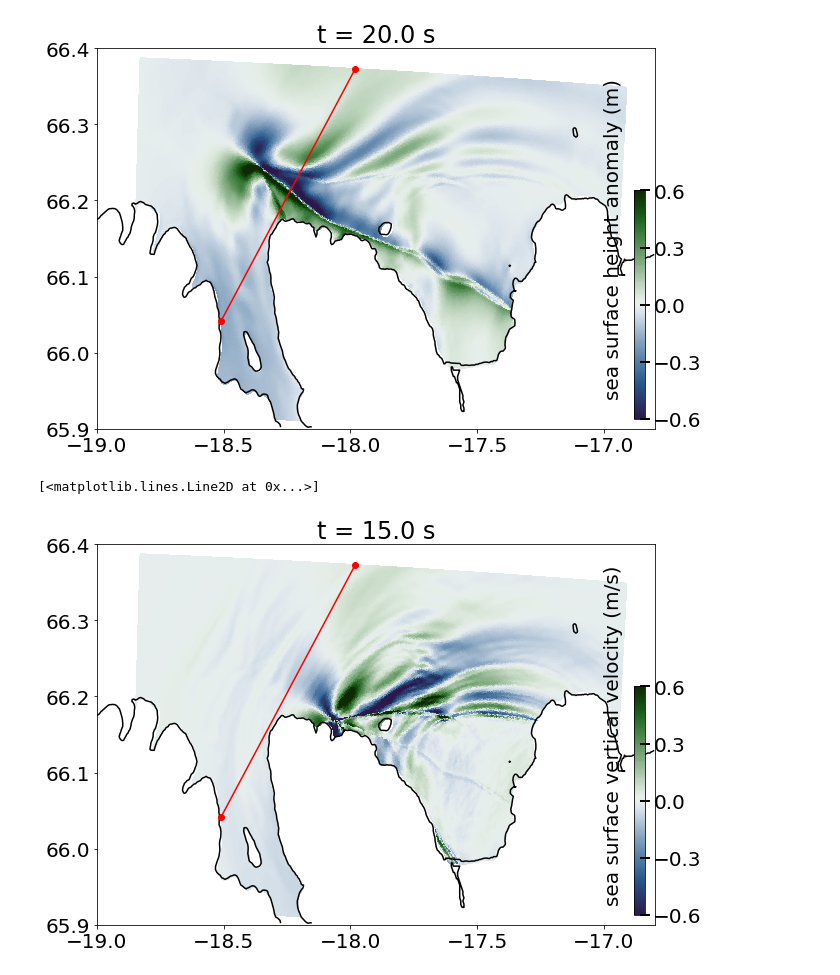
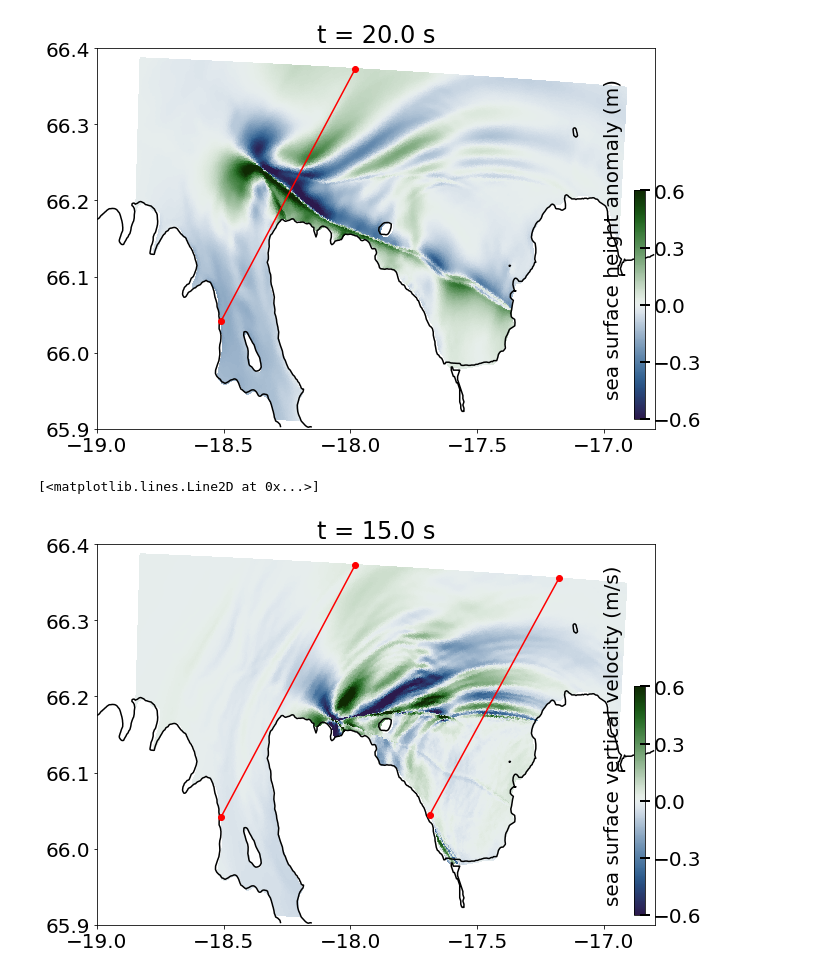
Before and after one commit to fabian-kutschera/Scripts4Processing, a Jupyter notebook: post_plotting/cross-section_from_seissolxdmf.ipynb, the cells around one changed output. Drawn from its saved outputs; the diff is of its cells as text; code cells hidden in the pictures.

Commit message:
correct distance and add 2nd receiver line

```diff
--- a/post_plotting/cross-section_from_seissolxdmf.ipynb
+++ b/post_plotting/cross-section_from_seissolxdmf.ipynb
@@ -159,0 +176,16 @@ receiver_line = pd.DataFrame(np.column_stack([x_range, y_range, z_range]))
+# %%
+#check within paraview - TRACE 2
+x_0_II = 650000
+x_1_II = 671000
+y_0_II = 7329000
+y_1_II = 7365000
+
+lon_0_II, lat_0_II = transformer.transform(x_0_II, y_0_II)
+lon_1_II, lat_1_II = transformer.transform(x_1_II, y_1_II)
+
+num = 1001
+x_range = np.linspace(x_0_II,x_1_II,num)
+y_range = np.linspace(y_0_II,y_1_II,num)
+z_range = np.zeros(num) - 0.1
+receiver_line2 = pd.DataFrame(np.column_stack([x_range, y_range, z_range]))
+receiver_line2.to_csv("receiver_line2.csv", index=False, header=None, sep=' ')
@@ -171,12 +237,13 @@ ax1.plot([lon_0, lon_1], [lat_0, lat_1], 'ro-')
 # %%
 fig = plt.figure()
 fig.set_size_inches(10, 7)
 ax1 = plt.gca()
 plot_ssvv(ax1,xdmfFilename,15,True)
 ax1.plot([lon_0, lon_1], [lat_0, lat_1], 'ro-')
+ax1.plot([lon_0_II, lon_1_II], [lat_0_II, lat_1_II], 'ro-')
 # %% [output]
 [<matplotlib.lines.Line2D at 0x...>]
-[figure, old version]
+[figure, new version]
 # %%
 fig, ((ax1, ax2, ax3), (ax4, ax5, ax6)) = plt.subplots(2, 3, sharex=True, sharey=True, figsize=(20,10))
 #fig.set_figwidth(20)
```
Also changed, not shown: parts of 8 cells of this notebook, 5 other files.
